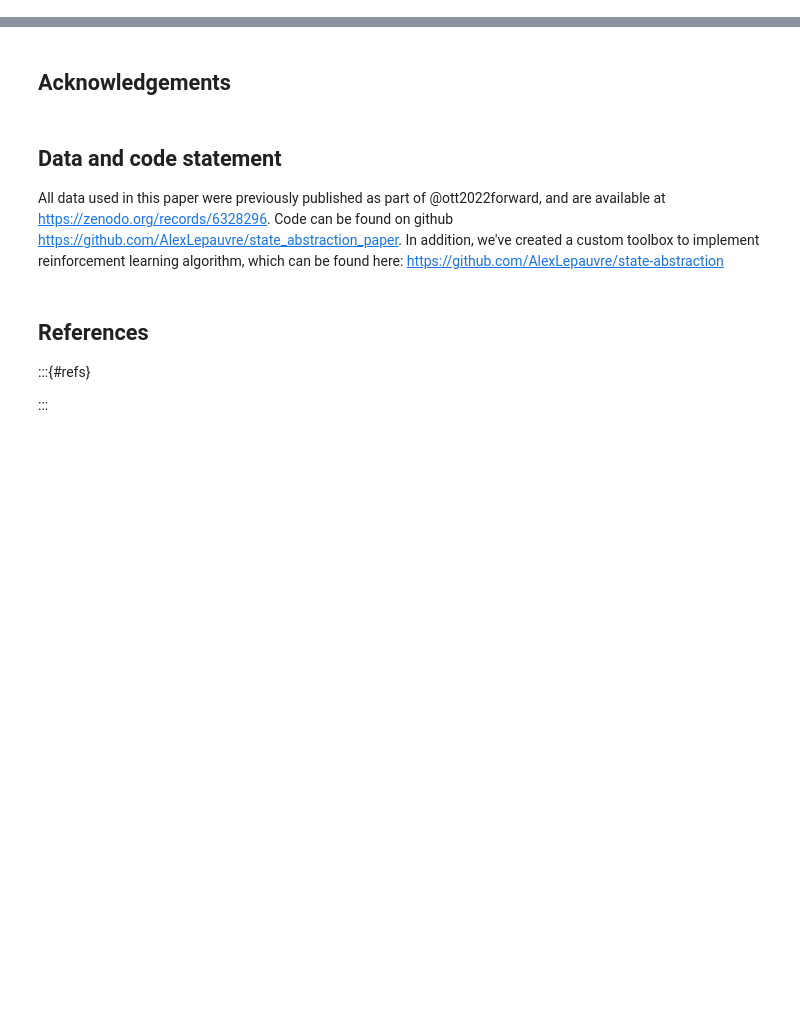
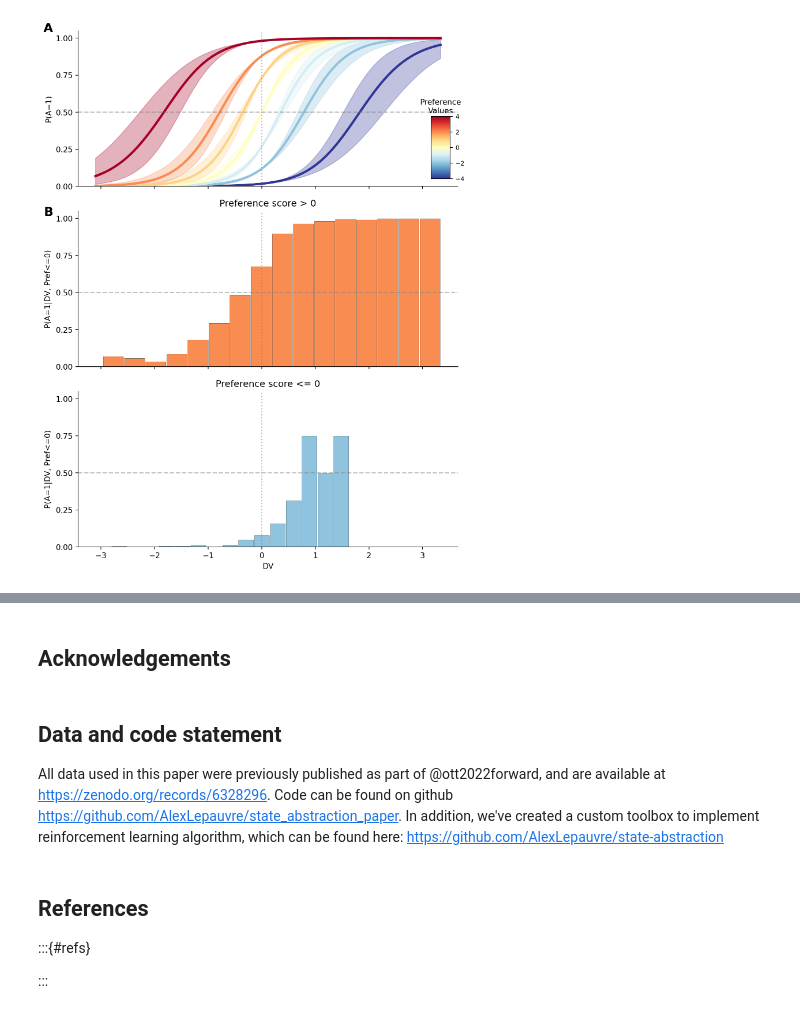
Before and after one commit to AlexLepauvre/state_abstraction_paper, a Jupyter notebook: index.ipynb, the cells around one changed output, grey strips where cells are left out. Saved outputs shown, nothing was run; the diff lists cells and outputs as text; code cells hidden in the pictures; blank space fills up the shorter version.

```diff
--- a/index.ipynb
+++ b/index.ipynb
@@ -1034,3 +984,91 @@ ax2.axhline(0.5, linestyle="--", color="grey", alpha=0.5);
+# %%
+#| label: fig-pref-planning-interaction
+#| fig-cap: "Relationship between preferences and DV. (A) Fitted probability of accepting an offer as a function of planning DV, separately for preference score of
+#| [-4, -2, -1, 0, 1, 2, 4], to highlight the interaction between preferences scores and DV. Line represents mean of posterior distribution, shaded area is 95% C.I.
+#| (B) Offer acceptance probability (y-axis) binned per decision values (x-axis), separately for trials in which preference score is positive (top row, red bars)
+#| (bottom row, blue bars)."
+from matplotlib.cm import ScalarMappable
+from matplotlib.colors import Normalize
+from mpl_toolkits.axes_grid1.inset_locator import inset_axes
+
+fig, ax = plt.subplot_mosaic("A;B;C", figsize=[A4_inches[0], 0.9*A4_inches[1]], sharex=True, sharey=True)
+cmap = matplotlib.colormaps.get_cmap('RdYlBu_r')
+# Create DV:
+x_dv = np.linspace(beh_data['dv'].min(), beh_data['dv'].max(), 200)
+pref_scores = [-4, -2, -1, 0, 1, 2, 4]
+# Create a colormap and normalization for the colorbar
+cmap = plt.cm.RdYlBu_r  # Choose a colormap
+norm = Normalize(vmin=min(pref_scores), vmax=max(pref_scores))  # Normalize preference values
+
+for i, pref in enumerate(pref_scores):
+    p_a, lower_95, upper_95 = predict_responses(x_dv, pref, traces["Preference"])
+    ax["A"].plot(x_dv, p_a, c=cmap(norm(pref)), linewidth=3)
+    ax["A"].fill_between(x_dv, lower_95, upper_95, color=cmap(norm(pref)), alpha=0.3)
+ax["A"].set_ylabel("P(A=1)")
+ax["A"].axvline(0, linestyle=":", color="grey", alpha=0.5)
+ax["A"].axhline(0.5, linestyle="--", color="grey", alpha=0.5)
+ax["A"].spines[['top', 'right']].set_visible(False)
+# Add an inset colorbar
+cax = inset_axes(ax["A"], width="5%", height="40%", loc="lower right", borderpad=1)  # Adjust size and position
+sm = ScalarMappable(cmap=cmap, norm=norm)  # Create a ScalarMappable for the colorbar
+sm.set_array([])  # Dummy array for ScalarMappable
+cbar = fig.colorbar(sm, cax=cax, orientation='vertical')  # Add horizontal colorbar
+cbar.ax.set_title("Preference\nValues", fontsize=10, pad=4)  # Label above the
+cbar.ax.tick_params(labelsize=8)  # Adjust tick size
+
+# ================================================================
+# fig-3C: Response probability binned per decision value for negative preferences
+pref_positive = beh_data[beh_data['preference_score'] > 0]
+# Bin the data:
+bins = pd.cut(pref_positive['dv'], bins=16)
+pa_pref_positive = pref_positive.groupby(bins)['response'].mean()
+position = pd.IntervalIndex(pa_pref_positive.index).mid
+ax["B"].bar(
+    position.to_numpy(),
+    pa_pref_positive.to_numpy(),
+    facecolor=cmap(0.75),
+    width=pd.IntervalIndex(pa_pref_positive.index).length[0]-0.02,
+    edgecolor='k',
+    linewidth=0.2
+)
+ax["B"].set_yticks([0, 0.25, 0.5, 0.75, 1])
+ax["B"].axvline(0, linestyle=":", color="grey", alpha=0.5)
+ax["B"].axhline(0.5, linestyle="--", color="grey", alpha=0.5)
+ax["B"].set_ylabel("P(A=1|DV, Pref<=0)")
+ax["B"].set_title('Preference score > 0')
+ax["B"].spines[['top', 'right']].set_visible(False)
+
+# ================================================================
+# fig-3C: Response probability binned per decision value for negative preferences
+pref_negative = beh_data[beh_data['preference_score'] <= 0]
+# Bin the data:
+bins = pd.cut(pref_negative['dv'], bins=16)
+pa_pref_negative = pref_negative.groupby(bins)['response'].mean()
+position = pd.IntervalIndex(pa_pref_negative.index).mid
+ax["C"].bar(
+    position.to_numpy(),
+    pa_pref_negative.to_numpy(),
+    facecolor=cmap(0.25),
+    width=pd.IntervalIndex(pa_pref_negative.index).length[0]-0.02,
+    edgecolor='k',
+    linewidth=0.2
+)
+ax["C"].set_yticks([0, 0.25, 0.5, 0.75, 1])
+ax["C"].set_xlabel("DV")
+ax["C"].set_title('Preference score <= 0')
+ax["C"].axvline(0, linestyle=":", color="grey", alpha=0.5)
+ax["C"].axhline(0.5, linestyle="--", color="grey", alpha=0.5)
+ax["C"].set_ylabel("P(A=1|DV, Pref<=0)")
+ax["C"].spines[['top', 'right']].set_visible(False)
+plt.tight_layout()
+ax["A"].text(0.04, 1, "A", transform=fig.transFigure,
+              fontsize=16, fontweight='bold', va='top', ha='right'
+              )
+ax["B"].text(0.04, 0.67, "B", transform=fig.transFigure,
+              fontsize=16, fontweight='bold', va='top', ha='right'
+              );
+# %% [output]
+[figure, added]
 # %%
 from scipy.stats import zscore
 # Compute correlation between models parameters and return:
```
Also changed, not shown: parts of 46 cells of this notebook, 1 other file.
